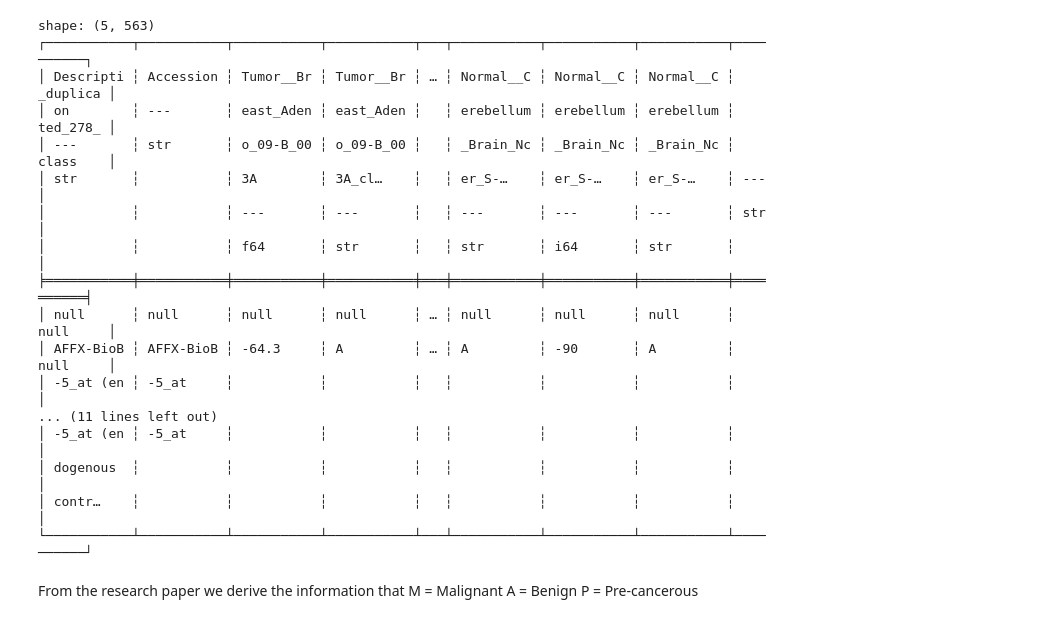
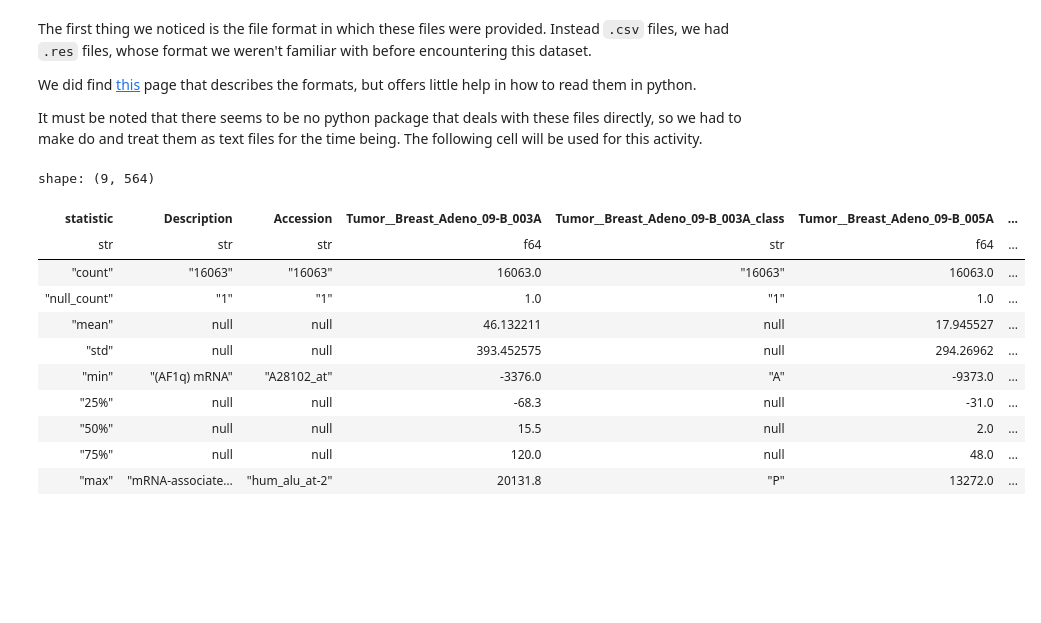
Before and after one commit to UnknownEquineCoderFH/bio-r, a Jupyter notebook: report.ipynb, the cells around one changed output. Cells and saved outputs as stored; diff of their text form; code cells hidden in the pictures; blank space fills up the shorter version.

```diff
--- a/report.ipynb
+++ b/report.ipynb
@@ -30,40 +40,40 @@ shape: (5, 563)
+# %% [markdown]
+The first thing we noticed is the file format in which these files were provided. Instead `.csv` files, we had `.res` files, whose format we weren't familiar with before encountering this dataset.
+
+We did find [this](https://software.broadinstitute.org/cancer/software/gsea/wiki/index.php/Data_formats) page that describes the formats, but offers little help in how to read them in python.
+
+It must be noted that there seems to be no python package that deals with these files directly, so we had to make do and treat them as text files for the time being.
+The following cell will be used for this activity.
 # %%
-def clean_column_names(data:pl.DataFrame) -> pl.DataFrame:
+def clean_column_names(data: pl.DataFrame) -> pl.DataFrame:
     new_columns = []
     for i, col in enumerate(data.columns):
         if "duplicated" in col:
             new_col = f"{data.columns[i-1]}_class"
-        elif col == '':
+        elif col == "":
             new_col = f"{data.columns[i-1]}_class"
         else:
             new_col = col
         new_columns.append(new_col)
 
     data.columns = new_columns
 
-    print(data.head(5))
     return data
 
+
 ds = clean_column_names(dirty)
+
+ds.describe()
 # %% [output]
-shape: (5, 563)
-┌───────────┬───────────┬───────────┬───────────┬───┬───────────┬───────────┬───────────┬──────────┐
-│ Descripti ┆ Accession ┆ Tumor__Br ┆ Tumor__Br ┆ … ┆ Normal__C ┆ Normal__C ┆ Normal__C ┆ _duplica │
-│ on        ┆ ---       ┆ east_Aden ┆ east_Aden ┆   ┆ erebellum ┆ erebellum ┆ erebellum ┆ ted_278_ │
-│ ---       ┆ str       ┆ o_09-B_00 ┆ o_09-B_00 ┆   ┆ _Brain_Nc ┆ _Brain_Nc ┆ _Brain_Nc ┆ class    │
-│ str       ┆           ┆ 3A        ┆ 3A_cl…    ┆   ┆ er_S-…    ┆ er_S-…    ┆ er_S-…    ┆ ---      │
-│           ┆           ┆ ---       ┆ ---       ┆   ┆ ---       ┆ ---       ┆ ---       ┆ str      │
-│           ┆           ┆ f64       ┆ str       ┆   ┆ str       ┆ i64       ┆ str       ┆          │
-╞═══════════╪═══════════╪═══════════╪═══════════╪═══╪═══════════╪═══════════╪═══════════╪══════════╡
-│ null      ┆ null      ┆ null      ┆ null      ┆ … ┆ null      ┆ null      ┆ null      ┆ null     │
-│ AFFX-BioB ┆ AFFX-BioB ┆ -64.3     ┆ A         ┆ … ┆ A         ┆ -90       ┆ A         ┆ null     │
-│ -5_at (en ┆ -5_at     ┆           ┆           ┆   ┆           ┆           ┆           ┆          │
-... (11 lines left out)
-│ -5_at (en ┆ -5_at     ┆           ┆           ┆   ┆           ┆           ┆           ┆          │
-│ dogenous  ┆           ┆           ┆           ┆   ┆           ┆           ┆           ┆          │
-│ contr…    ┆           ┆           ┆           ┆   ┆           ┆           ┆           ┆          │
-└───────────┴───────────┴───────────┴───────────┴───┴───────────┴───────────┴───────────┴──────────┘
+shape: (9, 564)
+| statistic | Description | Accession | Tumor__Breast_Adeno_09-B_003A | Tumor__Breast_Adeno_09-B_003A_class | Tumor__Breast_Adeno_09-B_005A | ... |
+| str | str | str | f64 | str | f64 | ... |
+| "count" | "16063" | "16063" | 16063.0 | "16063" | 16063.0 | ... |
+| "null_count" | "1" | "1" | 1.0 | "1" | 1.0 | ... |
+| "mean" | null | null | 46.132211 | null | 17.945527 | ... |
+| "std" | null | null | 393.452575 | null | 294.26962 | ... |
+| "min" | "(AF1q) mRNA" | "A28102_at" | -3376.0 | "A" | -9373.0 | ... |
+| "25%" | null | null | -68.3 | null | -31.0 | ... |
+| "50%" | null | null | 15.5 | null | 2.0 | ... |
+| "75%" | null | null | 120.0 | null | 48.0 | ... |
+| "max" | "mRNA-associate… | "hum_alu_at-2" | 20131.8 | "P" | 13272.0 | ... |
-# %% [markdown]
-From the research paper we derive the information that M = Malignant
-A = Benign
-P = Pre-cancerous
```
Also changed, not shown: parts of 18 cells of this notebook, 2 other files.
